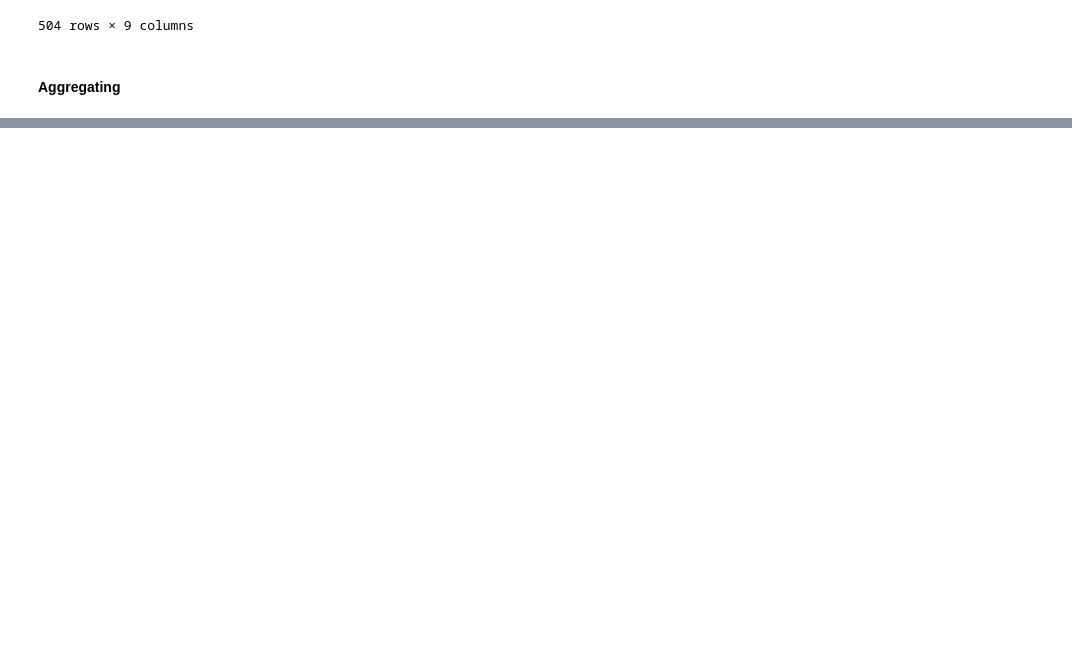
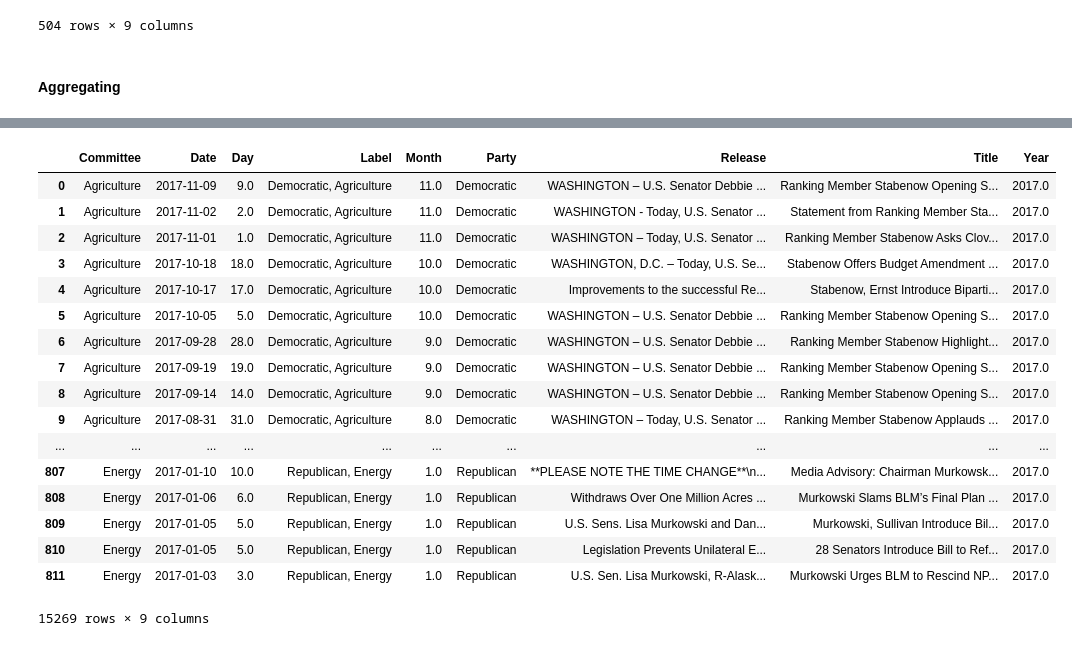
Before and after one commit to dgilbs/nlp_partisanship, a Jupyter notebook: Data_Cleaning.ipynb, the cells around one changed output, grey strips where cells are left out. Cells and saved outputs as stored; diff of their text form; code cells hidden in the pictures; blank space fills up the shorter version.

```diff
--- a/Data_Cleaning.ipynb
+++ b/Data_Cleaning.ipynb
@@ -565,0 +652,5 @@ test = combine_dfs()
+# %%
+rep_env["Party"] = "Republican"
+rep_env["Committee"] = "Environment"
+rep_env["Date"] = rep_env.apply(lambda row: get_env_date(row["Date"]), axis=1)
+rep_env["Label"] = "Republican, Environment"
@@ -566,2 +678,8 @@ test = combine_dfs()
+# %%
+rep_env["Day"] = rep_env.apply(lambda row: get_day(row["Date"]), axis=1)
+rep_env["Year"] = rep_env.apply(lambda row: get_year(row["Date"]), axis=1)
+rep_env["Month"] = rep_env.apply(lambda row: get_month(row["Date"]), axis=1)
+# %%
+all_env = pd.concat([dem_env, rep_env])
 # %%
 # %% [output]
@@ -585,0 +704,23 @@ test = combine_dfs()
+# %%
+all_df = pd.concat([df, all_env, final_energy])
+# %%
+all_df
+# %% [output]
+|  | Committee | Date | Day | Label | Month | Party | Release | Title | Year |
+| 0 | Agriculture | 2017-11-09 | 9.0 | Democratic, Agriculture | 11.0 | Democratic | WASHINGTON – U.S. Senator Debbie ... | Ranking Member Stabenow Opening S... | 2017.0 |
+| 1 | Agriculture | 2017-11-02 | 2.0 | Democratic, Agriculture | 11.0 | Democratic | WASHINGTON - Today, U.S. Senator ... | Statement from Ranking Member Sta... | 2017.0 |
+| 2 | Agriculture | 2017-11-01 | 1.0 | Democratic, Agriculture | 11.0 | Democratic | WASHINGTON – Today, U.S. Senator ... | Ranking Member Stabenow Asks Clov... | 2017.0 |
+| 3 | Agriculture | 2017-10-18 | 18.0 | Democratic, Agriculture | 10.0 | Democratic | WASHINGTON, D.C. – Today, U.S. Se... | Stabenow Offers Budget Amendment ... | 2017.0 |
+| 4 | Agriculture | 2017-10-17 | 17.0 | Democratic, Agriculture | 10.0 | Democratic | Improvements to the successful Re... | Stabenow, Ernst Introduce Biparti... | 2017.0 |
+| 5 | Agriculture | 2017-10-05 | 5.0 | Democratic, Agriculture | 10.0 | Democratic | WASHINGTON – U.S. Senator Debbie ... | Ranking Member Stabenow Opening S... | 2017.0 |
+| 6 | Agriculture | 2017-09-28 | 28.0 | Democratic, Agriculture | 9.0 | Democratic | WASHINGTON – U.S. Senator Debbie ... | Ranking Member Stabenow Highlight... | 2017.0 |
+| 7 | Agriculture | 2017-09-19 | 19.0 | Democratic, Agriculture | 9.0 | Democratic | WASHINGTON – U.S. Senator Debbie ... | Ranking Member Stabenow Opening S... | 2017.0 |
+| 8 | Agriculture | 2017-09-14 | 14.0 | Democratic, Agriculture | 9.0 | Democratic | WASHINGTON – U.S. Senator Debbie ... | Ranking Member Stabenow Opening S... | 2017.0 |
+| 9 | Agriculture | 2017-08-31 | 31.0 | Democratic, Agriculture | 8.0 | Democratic | WASHINGTON – Today, U.S. Senator ... | Ranking Member Stabenow Applauds ... | 2017.0 |
+| ... | ... | ... | ... | ... | ... | ... | ... | ... | ... |
+| 807 | Energy | 2017-01-10 | 10.0 | Republican, Energy | 1.0 | Republican | **PLEASE NOTE THE TIME CHANGE**\n... | Media Advisory: Chairman Murkowsk... | 2017.0 |
+| 808 | Energy | 2017-01-06 | 6.0 | Republican, Energy | 1.0 | Republican | Withdraws Over One Million Acres ... | Murkowski Slams BLM’s Final Plan ... | 2017.0 |
+| 809 | Energy | 2017-01-05 | 5.0 | Republican, Energy | 1.0 | Republican | U.S. Sens. Lisa Murkowski and Dan... | Murkowski, Sullivan Introduce Bil... | 2017.0 |
+| 810 | Energy | 2017-01-05 | 5.0 | Republican, Energy | 1.0 | Republican | Legislation Prevents Unilateral E... | 28 Senators Introduce Bill to Ref... | 2017.0 |
+| 811 | Energy | 2017-01-03 | 3.0 | Republican, Energy | 1.0 | Republican | U.S. Sen. Lisa Murkowski, R-Alask... | Murkowski Urges BLM to Rescind NP... | 2017.0 |
+15269 rows × 9 columns
```
Also changed, not shown: parts of 23 cells of this notebook, 9 other files.
